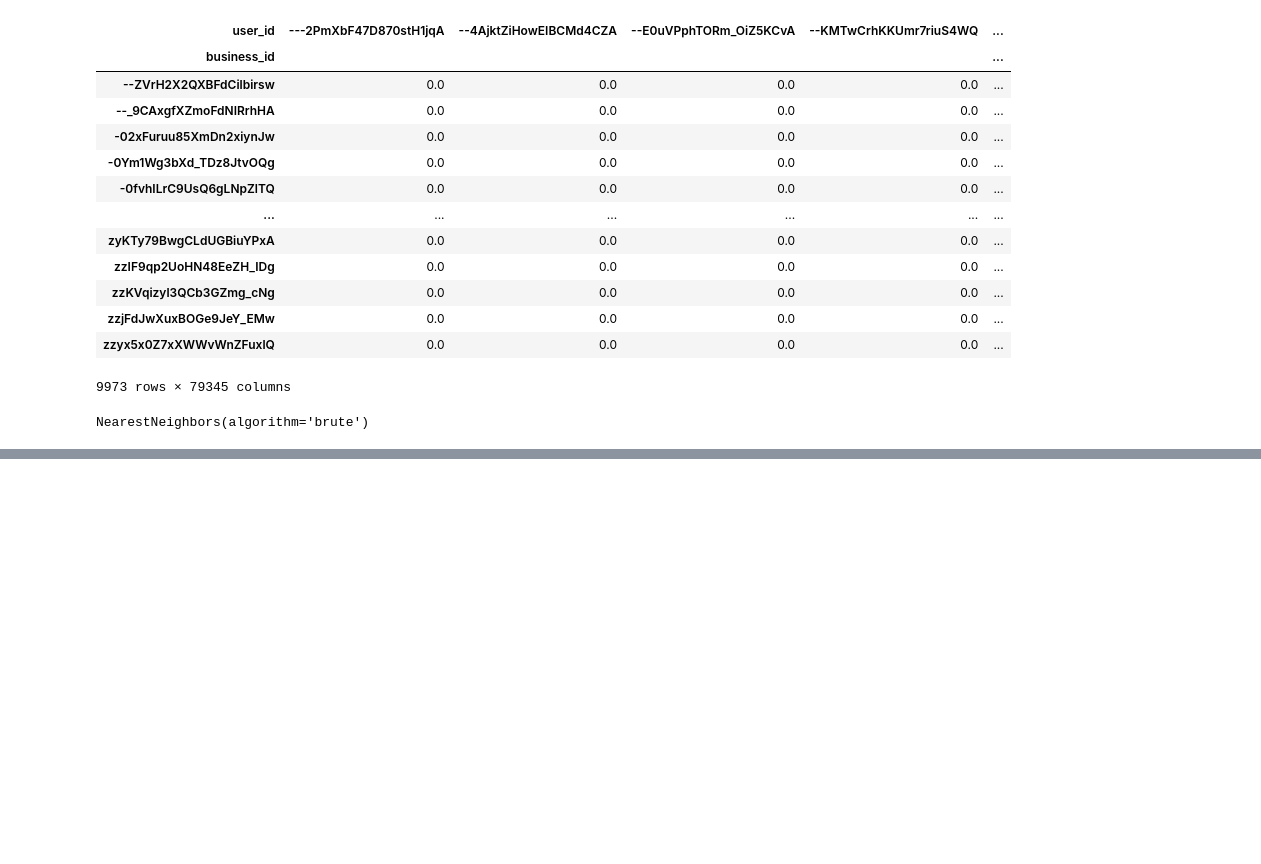
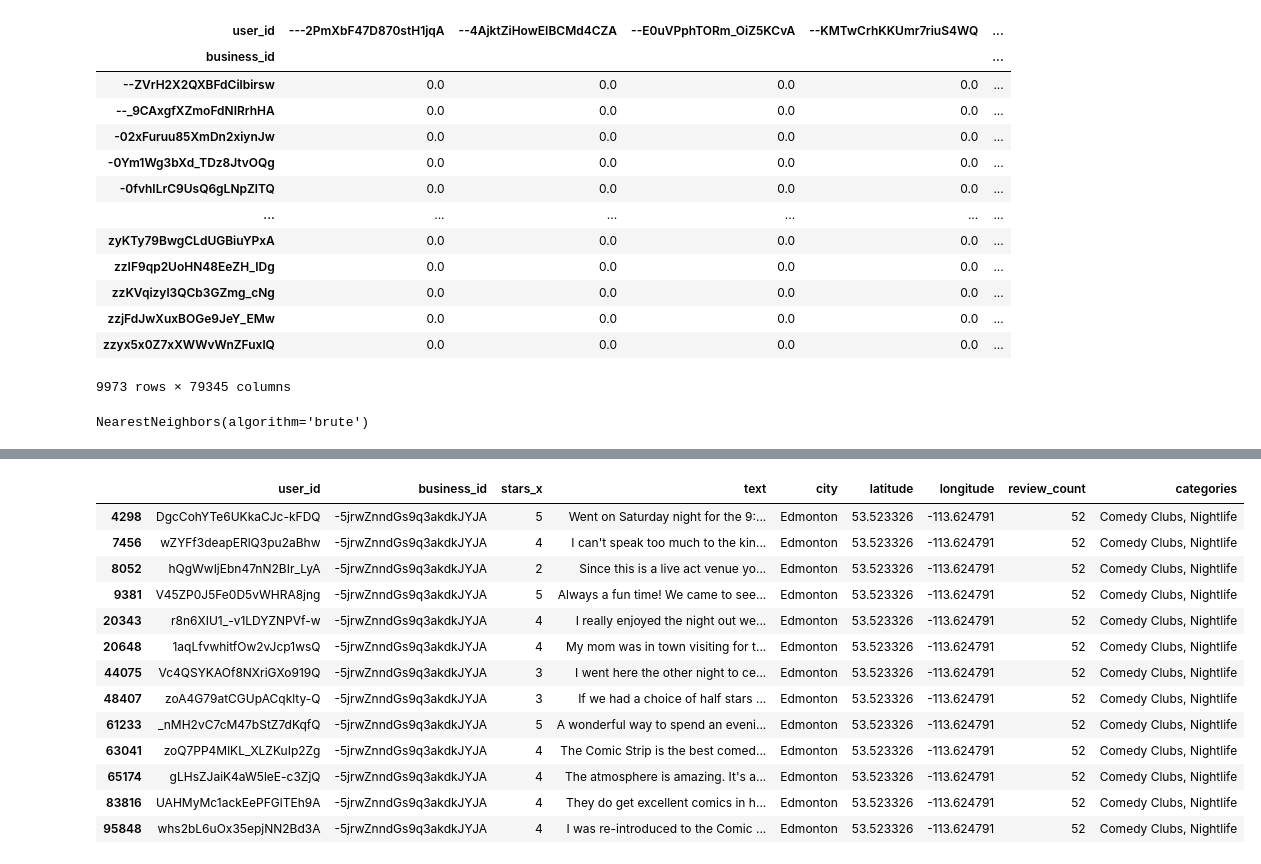
Before and after one commit to WEDplatform/wp_model, a Jupyter notebook: r2model.ipynb, the cells around one changed output, grey strips where cells are left out. Saved outputs shown, nothing was run; the diff lists cells and outputs as text; code cells hidden in the pictures; blank space fills up the shorter version.

```diff
--- a/r2model.ipynb
+++ b/r2model.ipynb
@@ -52,0 +94,17 @@ distance,rec=model1.kneighbors(pivot_table_df.iloc[])
+# %%
+df1[df1['business_id']=='-5jrwZnndGs9q3akdkJYJA']
+# %% [output]
+|  | user_id | business_id | stars_x | text | city | latitude | longitude | review_count | categories |
+| 4298 | DgcCohYTe6UKkaCJc-kFDQ | -5jrwZnndGs9q3akdkJYJA | 5 | Went on Saturday night for the 9:... | Edmonton | 53.523326 | -113.624791 | 52 | Comedy Clubs, Nightlife |
+| 7456 | wZYFf3deapERlQ3pu2aBhw | -5jrwZnndGs9q3akdkJYJA | 4 | I can't speak too much to the kin... | Edmonton | 53.523326 | -113.624791 | 52 | Comedy Clubs, Nightlife |
+| 8052 | hQgWwIjEbn47nN2BIr_LyA | -5jrwZnndGs9q3akdkJYJA | 2 | Since this is a live act venue yo... | Edmonton | 53.523326 | -113.624791 | 52 | Comedy Clubs, Nightlife |
+| 9381 | V45ZP0J5Fe0D5vWHRA8jng | -5jrwZnndGs9q3akdkJYJA | 5 | Always a fun time! We came to see... | Edmonton | 53.523326 | -113.624791 | 52 | Comedy Clubs, Nightlife |
+| 20343 | r8n6XIU1_-v1LDYZNPVf-w | -5jrwZnndGs9q3akdkJYJA | 4 | I really enjoyed the night out we... | Edmonton | 53.523326 | -113.624791 | 52 | Comedy Clubs, Nightlife |
+| 20648 | 1aqLfvwhitfOw2vJcp1wsQ | -5jrwZnndGs9q3akdkJYJA | 4 | My mom was in town visiting for t... | Edmonton | 53.523326 | -113.624791 | 52 | Comedy Clubs, Nightlife |
+| 44075 | Vc4QSYKAOf8NXriGXo919Q | -5jrwZnndGs9q3akdkJYJA | 3 | I went here the other night to ce... | Edmonton | 53.523326 | -113.624791 | 52 | Comedy Clubs, Nightlife |
+| 48407 | zoA4G79atCGUpACqklty-Q | -5jrwZnndGs9q3akdkJYJA | 3 | If we had a choice of half stars ... | Edmonton | 53.523326 | -113.624791 | 52 | Comedy Clubs, Nightlife |
+| 61233 | _nMH2vC7cM47bStZ7dKqfQ | -5jrwZnndGs9q3akdkJYJA | 5 | A wonderful way to spend an eveni... | Edmonton | 53.523326 | -113.624791 | 52 | Comedy Clubs, Nightlife |
+| 63041 | zoQ7PP4MlKL_XLZKuIp2Zg | -5jrwZnndGs9q3akdkJYJA | 4 | The Comic Strip is the best comed... | Edmonton | 53.523326 | -113.624791 | 52 | Comedy Clubs, Nightlife |
+| 65174 | gLHsZJaiK4aW5leE-c3ZjQ | -5jrwZnndGs9q3akdkJYJA | 4 | The atmosphere is amazing. It's a... | Edmonton | 53.523326 | -113.624791 | 52 | Comedy Clubs, Nightlife |
+| 83816 | UAHMyMc1ackEePFGlTEh9A | -5jrwZnndGs9q3akdkJYJA | 4 | They do get excellent comics in h... | Edmonton | 53.523326 | -113.624791 | 52 | Comedy Clubs, Nightlife |
+| 95848 | whs2bL6uOx35epjNN2Bd3A | -5jrwZnndGs9q3akdkJYJA | 4 | I was re-introduced to the Comic ... | Edmonton | 53.523326 | -113.624791 | 52 | Comedy Clubs, Nightlife |
```
Also changed, not shown: parts of 5 cells of this notebook.
